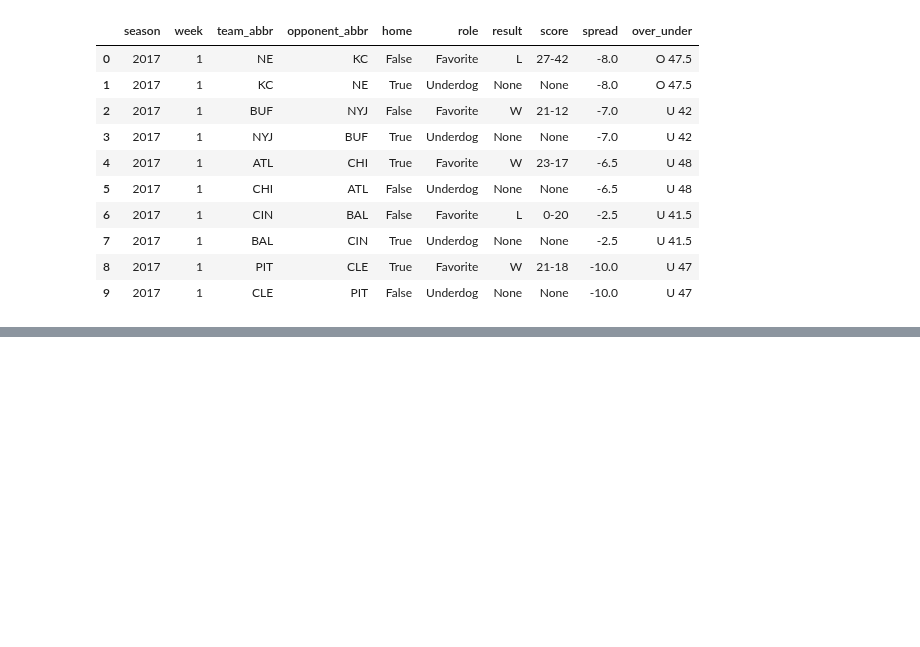
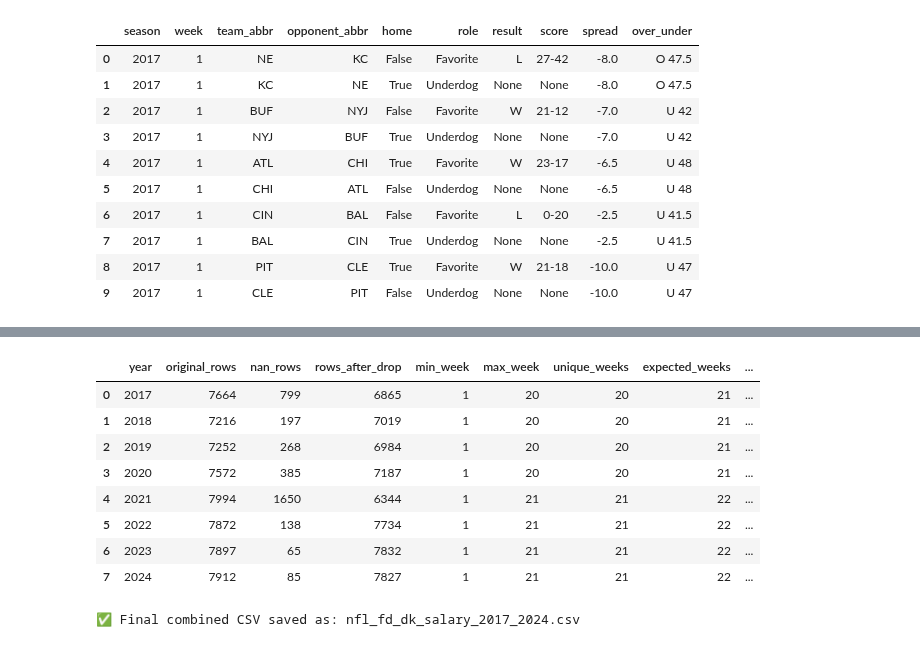
Before and after one commit to ARCtechmo/fanfav, a Jupyter notebook: wr_df.ipynb, the cells around one changed output, grey strips where cells are left out. Saved outputs shown, nothing was run; the diff lists cells and outputs as text; code cells hidden in the pictures; blank space fills up the shorter version.

Commit message:
built the dataframe for the fanduel and draft kings nfl player salary data

```diff
--- a/wr_df.ipynb
+++ b/wr_df.ipynb
@@ -2771,0 +2773,10 @@ display(tm_reg_playoffs_game_lines_odds.head(10))
+# %%
+# TEST - get columns from one excel file
+# output: column structure
+
+# Read raw excel
+dfs_raw = pd.read_excel('NFL-2024-DFS-Dataset.xlsx', header=[0, 1, 2])
+
+# Print out actual column structure
+for col in dfs_raw.columns:
+    print(col)
@@ -2771,0 +2907,57 @@ display(tm_reg_playoffs_game_lines_odds.head(10))
+# %%
+# MAIN CONTROL FLOW
+# output:
+
+# Step 1: Find all matching files
+file_list = sorted(glob.glob('NFL-*-DFS-Dataset.xlsx'))
+
+# Step 1.5: Handle if no files found
+if not file_list:
+    print("❌ No xlsx files detected.\nPlease download and place the BigDataBall NFL DFS Excel files into the same directory as this Jupyter Notebook file.")
+else:
+    # Step 2: Process each file
+    all_years_dfs = []
+    validation_records = []
+    file_years = []
+
+    for file in file_list:
+        year = file.split('-')[1]  # Extract year from filename
+        file_years.append(int(year))
+
+        year_df, validation_info = process_single_year(file, year)
+
+        # Step 3: Save per-year CSV
+        year_df.to_csv(f'nfl_fd_dk_salary_{year}.csv', index=False)
+
+        # Step 4: Append to master list
+        all_years_dfs.append(year_df)
+        validation_records.append(validation_info)
+
+    # Step 5: Create validation summary DataFrame
+    validation_summary_df = pd.DataFrame(validation_records)
+    print("\n📋 Validation Summary:")
+    display(validation_summary_df)
+
+    # Step 6: Combine all years into one big dataframe
+    nfl_fd_dk_salary_combined = pd.concat(all_years_dfs, ignore_index=True)
+
+    # Step 7: Determine latest season dynamically
+    current_season = max(file_years)
+
+    # Step 8: Export final combined CSV
+    final_filename = f'nfl_fd_dk_salary_2017_{current_season}.csv'
+
+    # If the file already exists, create a backup
+    if os.path.exists(final_filename):
+        timestamp = datetime.now().strftime("%Y%m%d_%H%M%S")
+        backup_filename = f'nfl_fd_dk_salary_2017_{current_season}_backup_{timestamp}.csv'
+        shutil.copy(final_filename, backup_filename)
+        print(f"🛡️ Backup created: {backup_filename}")
+
+    nfl_fd_dk_salary_combined.to_csv(final_filename, index=False)
+
+    print(f"\n✅ Final combined CSV saved as: {final_filename}")
+
+    # Step 9: Display a quick preview
+    display(nfl_fd_dk_salary_combined.head())
+# %% [output]
@@ -2771,0 +2981,10 @@ display(tm_reg_playoffs_game_lines_odds.head(10))
+|  | year | original_rows | nan_rows | rows_after_drop | min_week | max_week | unique_weeks | expected_weeks | ... |
+| 0 | 2017 | 7664 | 799 | 6865 | 1 | 20 | 20 | 21 | ... |
+| 1 | 2018 | 7216 | 197 | 7019 | 1 | 20 | 20 | 21 | ... |
+| 2 | 2019 | 7252 | 268 | 6984 | 1 | 20 | 20 | 21 | ... |
+| 3 | 2020 | 7572 | 385 | 7187 | 1 | 20 | 20 | 21 | ... |
+| 4 | 2021 | 7994 | 1650 | 6344 | 1 | 21 | 21 | 22 | ... |
+| 5 | 2022 | 7872 | 138 | 7734 | 1 | 21 | 21 | 22 | ... |
+| 6 | 2023 | 7897 | 65 | 7832 | 1 | 21 | 21 | 22 | ... |
+| 7 | 2024 | 7912 | 85 | 7827 | 1 | 21 | 21 | 22 | ... |
+✅ Final combined CSV saved as: nfl_fd_dk_salary_2017_2024.csv
```
Also changed, not shown: parts of 14 cells of this notebook.
